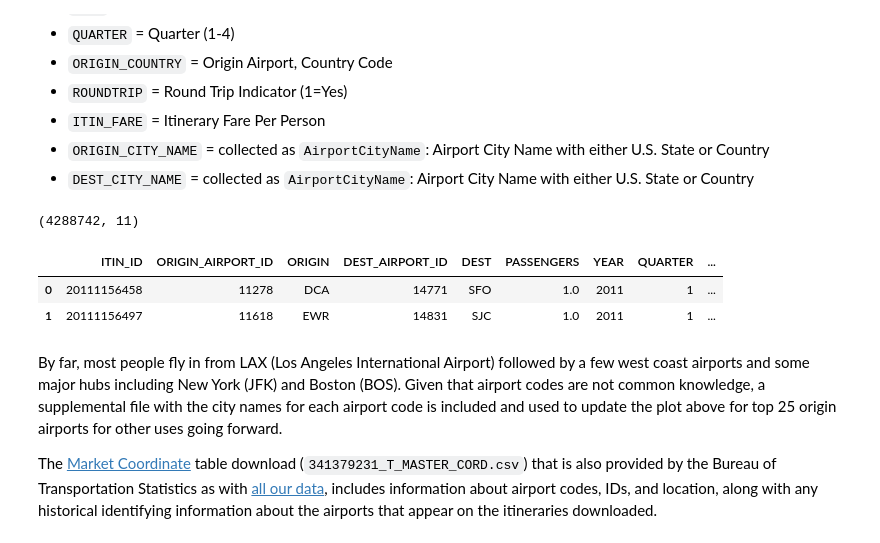
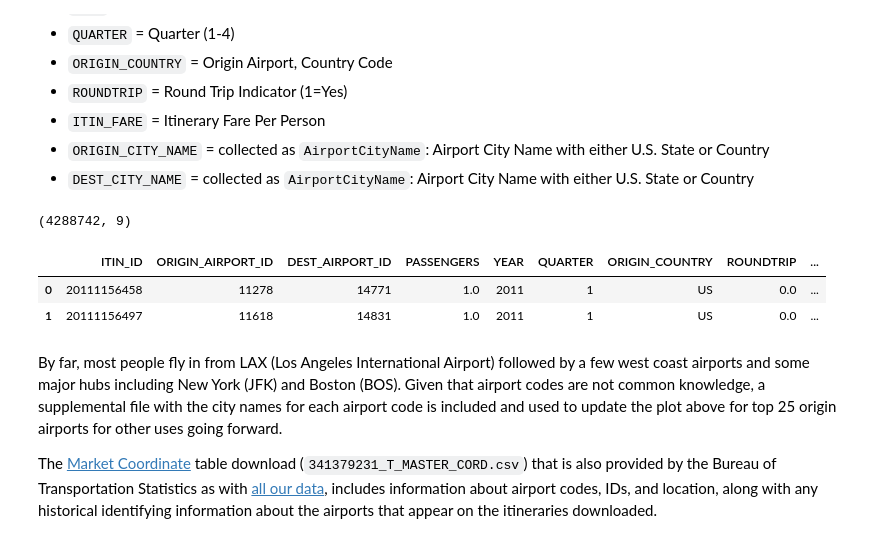
Before and after one commit to siawayforward/DS4A-group-project, a Jupyter notebook: data_aggregation/data_aggregation_airports.ipynb, the cells around one changed output. Drawn from its saved outputs; the diff is of its cells as text; code cells hidden in the pictures.

```diff
--- a/data_aggregation/data_aggregation_airports.ipynb
+++ b/data_aggregation/data_aggregation_airports.ipynb
@@ -33,12 +36,12 @@ Reminder of the fields in the datasets. All of these descriptions come from the
 - `DEST_CITY_NAME` = collected as `AirportCityName`: Airport City Name with either U.S. State or Country
 # %%
 #import data
-path = '/content/drive/MyDrive/2020-Move/Learning/DS4A-correlation-one/DS4A Project/repo/data/'
-all_travel = pd.read_csv('all_travel.csv').drop(['Unnamed: 0', 'ORIGIN', 'DEST'], axis=1)
+path = '/content/drive/MyDrive/2020-Move/Learning/DS4A-correlation-one/DS4A Project/repo/'
+all_travel = pd.read_csv(path+'data/all_travel.csv').drop(['Unnamed: 0', 'ORIGIN', 'DEST'], axis=1)
 print(all_travel.shape,'\n')
 all_travel.head(2)
 # %% [output]
-(4288742, 11)
+(4288742, 9)
-|  | ITIN_ID | ORIGIN_AIRPORT_ID | ORIGIN | DEST_AIRPORT_ID | DEST | PASSENGERS | YEAR | QUARTER | ... |
-| 0 | 20111156458 | 11278 | DCA | 14771 | SFO | 1.0 | 2011 | 1 | ... |
-| 1 | 20111156497 | 11618 | EWR | 14831 | SJC | 1.0 | 2011 | 1 | ... |
+|  | ITIN_ID | ORIGIN_AIRPORT_ID | DEST_AIRPORT_ID | PASSENGERS | YEAR | QUARTER | ORIGIN_COUNTRY | ROUNDTRIP | ... |
+| 0 | 20111156458 | 11278 | 14771 | 1.0 | 2011 | 1 | US | 0.0 | ... |
+| 1 | 20111156497 | 11618 | 14831 | 1.0 | 2011 | 1 | US | 0.0 | ... |
```
Also changed, not shown: parts of 30 cells of this notebook.
